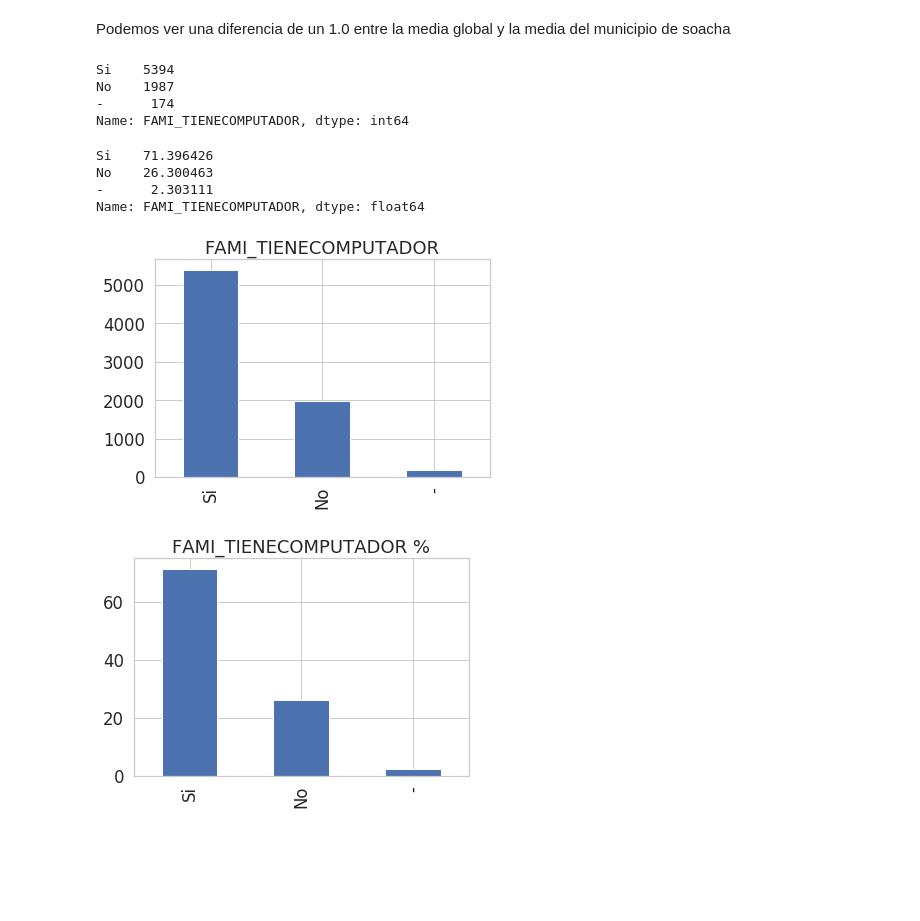
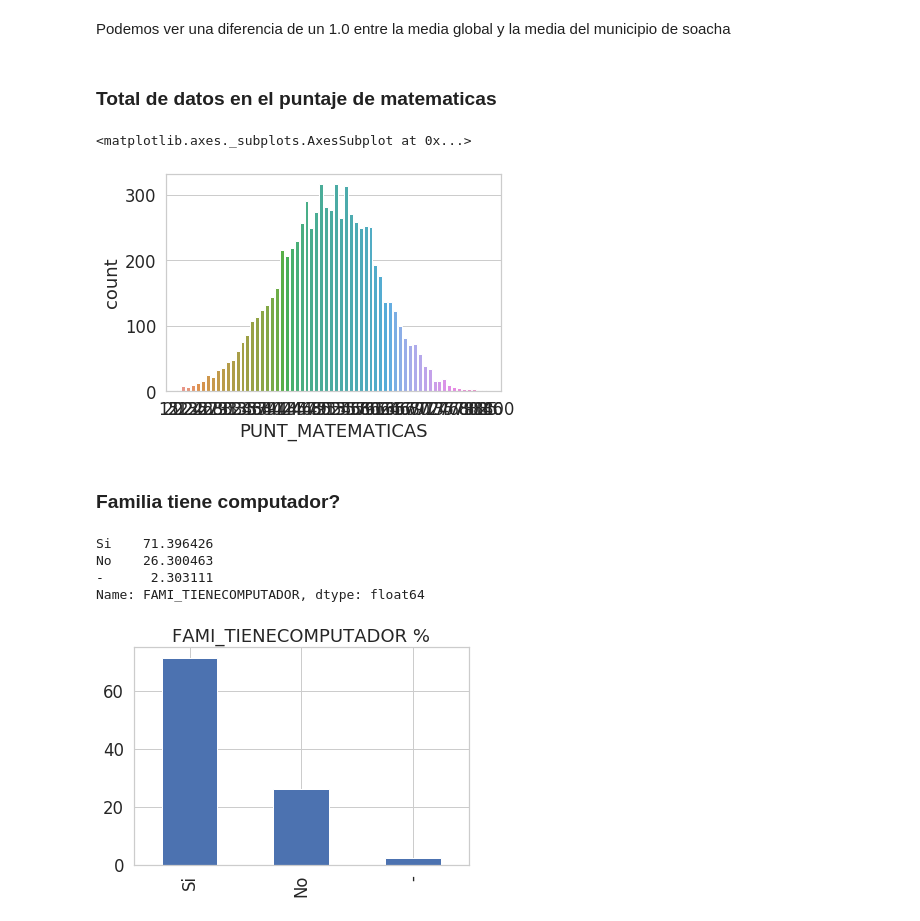
Before and after one commit to ygalindofor/Pruebas-saber-11-edicion-2018-, a Jupyter notebook: pruebassaber11.ipynb, the cells around one changed output. Drawn from its saved outputs; the diff is of its cells as text; code cells hidden in the pictures; blank space fills up the shorter version.

```diff
--- a/pruebassaber11.ipynb
+++ b/pruebassaber11.ipynb
@@ -121,13 +153,15 @@ Luego de ello se extrae la media a nivel de soacha
 51.16982131039047
 # %% [markdown]
 Podemos ver una diferencia de un 1.0 entre la media global y la media del municipio de soacha
-# %%
-pd.value_counts(pruebasSaber11_df_s['FAMI_TIENECOMPUTADOR'])
-# %% [output]
-Si    5394
-No    1987
--      174
-Name: FAMI_TIENECOMPUTADOR, dtype: int64
+# %% [markdown]
+### Total de datos en el puntaje de matematicas
+# %%
+sns.countplot(data=pruebasSaber11_df_s, x="PUNT_MATEMATICAS")
+# %% [output]
+<matplotlib.axes._subplots.AxesSubplot at 0x...>
+[figure, added]
+# %% [markdown]
+### Familia tiene computador?
 # %%
 100 * pruebasSaber11_df_s['FAMI_TIENECOMPUTADOR'].value_counts() / len(pruebasSaber11_df_s['FAMI_TIENECOMPUTADOR'])
 # %% [output]
@@ -135,11 +169,6 @@ Si    71.396426
 No    26.300463
 -      2.303111
 Name: FAMI_TIENECOMPUTADOR, dtype: float64
-# %%
-plot = pruebasSaber11_df_s['FAMI_TIENECOMPUTADOR'].value_counts().plot(kind='bar',
-                                            title='FAMI_TIENECOMPUTADOR')
-# %% [output]
-[figure, removed]
 # %%
 plot = (100 * pruebasSaber11_df_s['FAMI_TIENECOMPUTADOR'].value_counts() / len(pruebasSaber11_df_s['FAMI_TIENECOMPUTADOR'])).plot(
 kind='bar', title='FAMI_TIENECOMPUTADOR %')
```
Also changed, not shown: parts of 31 cells of this notebook.
